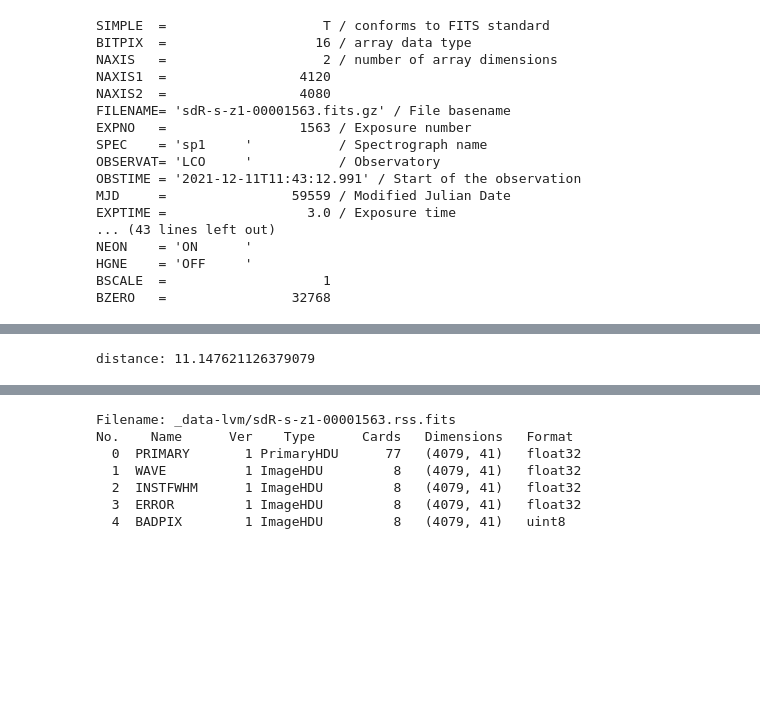
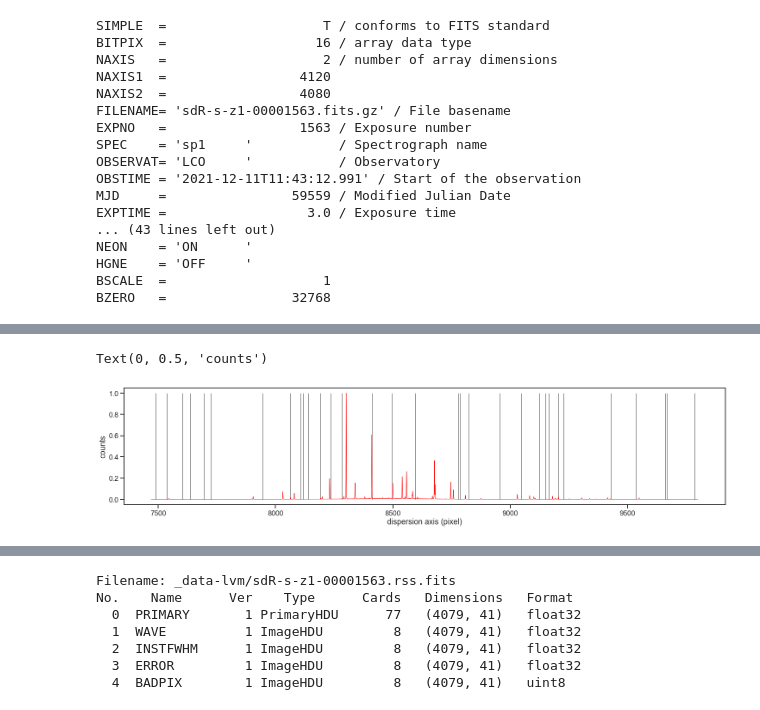
Before and after one commit to sdss/lvmdrp, a Jupyter notebook: docs/nb/lab-lamps.ipynb, the cells around one changed output, grey strips where cells are left out. Cells and saved outputs as stored; diff of their text form; code cells hidden in the pictures; blank space fills up the shorter version.

```diff
--- a/docs/nb/lab-lamps.ipynb
+++ b/docs/nb/lab-lamps.ipynb
@@ -378,15 +378,27 @@ Name: Spectrum, dtype: float64
+# %%
+# initial guess: a linear interpolation in the known range
+guess_wl = np.linspace(wli, wlf, ext[ised].size)
+
+plt.figure(figsize=(25,5))
+plt.vlines(neon_cur_ref.index, ymin=0, ymax=1, colors="0.2", lw=1)
+plt.plot(guess_wl, ext[ised][::]/ext[ised].max(), color="r", lw=1)
+plt.xlabel("dispersion axis (pixel)")
+plt.ylabel("counts")
+
+# neon_spec.mask(neon_spec==0).dropna()
+# %% [output]
+Text(0, 0.5, 'counts')
+[figure, added]
 # %%
 # plt.figure(figsize=(25,5))
 # plt.plot(neon_spec.index, neon_spec.values)
 # plt.xlabel("Wavelength")
 # plt.ylabel("Intensity")
 # %%
-from scipy.spatial.distance import euclidean
-from fastdtw import fastdtw
+# from scipy.spatial.distance import euclidean
+# from fastdtw import fastdtw
 
 
-dist, path = fastdtw(np.log10(1+neon_spec/neon_spec.max()), np.log10(1+target_spec/target_spec.max()), dist=euclidean)
-print("distance:", dist)
+# dist, path = fastdtw(np.log10(1+neon_spec/neon_spec.max()), np.log10(1+target_spec/target_spec.max()), dist=euclidean, radius=100)
+# print("distance:", dist)
-# %% [output]
-distance: 11.147621126379079
 # %%
```
Also changed, not shown: parts of 12 cells of this notebook, 1 other file.
